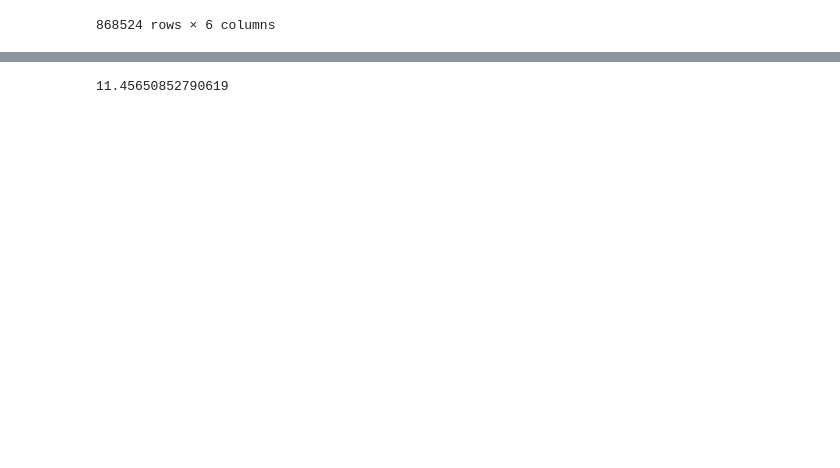
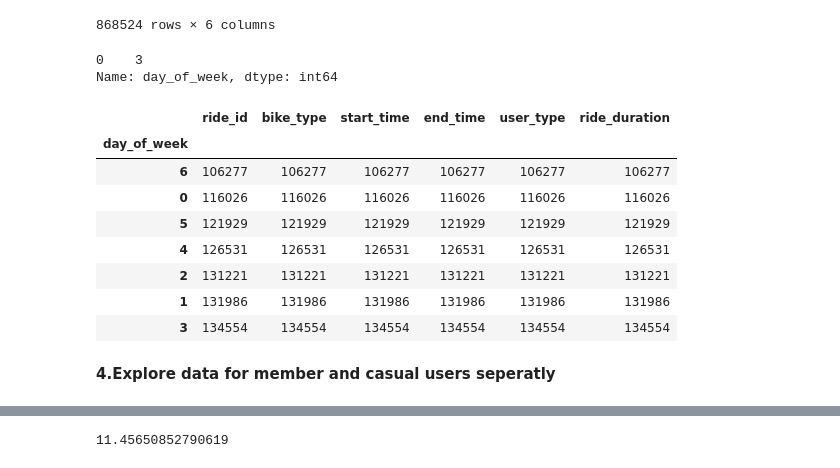
Before and after one commit to rinagobo/colab_notebooks, a Jupyter notebook: Case1.ipynb, the cells around one changed output, grey strips where cells are left out. Drawn from its saved outputs; the diff is of its cells as text; code cells hidden in the pictures; blank space fills up the shorter version.

```diff
--- a/Case1.ipynb
+++ b/Case1.ipynb
@@ -327,6 +336,32 @@ cleaned_past_12_df
 | 6839 | 38A41BB0F2B8F37C | docked_bike | 2023-05-05 21:53:14 | 2023-05-26 04:43:45 | casual | 29,210.52 |
 | 72088 | 307CA01BAE3CC7E3 | docked_bike | 2023-01-08 11:08:52 | 2023-01-31 19:12:36 | casual | 33,603.73 |
 868524 rows × 6 columns
+# %%
+# Add 'day_of_week' column (Monday=0, Sunday=6)
+cleaned_past_12_df['day_of_week'] = cleaned_past_12_df.start_time.dt.dayofweek
+
+# Check mode of 'day_of_week'
+cleaned_past_12_df.day_of_week.mode() # 3=Thursday
+# %% [output]
+0    3
+Name: day_of_week, dtype: int64
+# %%
+# Find out which day of week has more riders
+# Thursday > Tuesday > Wednesday > Friday > Satruday > Monday > Sunday
+num_riders_by_day = cleaned_past_12_df.groupby(['day_of_week']).count()
+num_riders_by_day.sort_values(by=['ride_id'])
+# %% [output]
+|  | ride_id | bike_type | start_time | end_time | user_type | ride_duration |
+| day_of_week |  |  |  |  |  |  |
+| 6 | 106277 | 106277 | 106277 | 106277 | 106277 | 106277 |
+| 0 | 116026 | 116026 | 116026 | 116026 | 116026 | 116026 |
+| 5 | 121929 | 121929 | 121929 | 121929 | 121929 | 121929 |
+| 4 | 126531 | 126531 | 126531 | 126531 | 126531 | 126531 |
+| 2 | 131221 | 131221 | 131221 | 131221 | 131221 | 131221 |
+| 1 | 131986 | 131986 | 131986 | 131986 | 131986 | 131986 |
+| 3 | 134554 | 134554 | 134554 | 134554 | 134554 | 134554 |
+# %% [markdown]
+**4.Explore data for member and casual users seperatly**
 # %%
 member_only_df = cleaned_past_12_df[(cleaned_past_12_df['user_type'] == 'member')]
 member_only_df # shape (588597,6)
```
Also changed, not shown: parts of 12 cells of this notebook.
